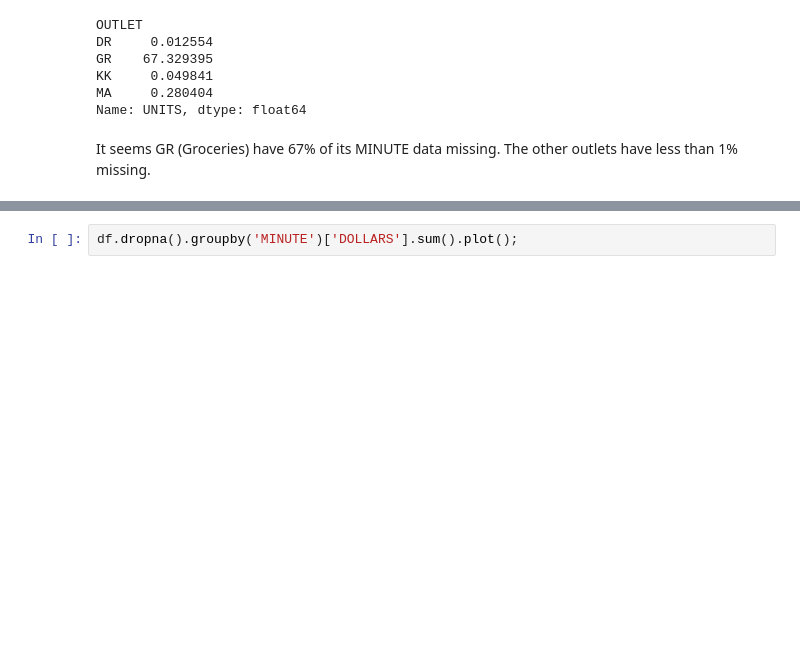
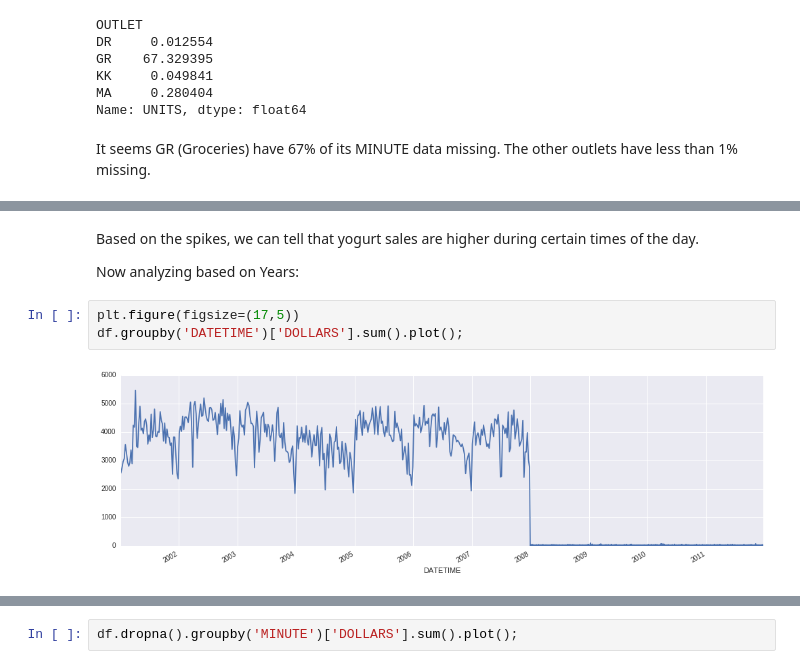
Before and after one commit to mGalarnyk/Machine_Learning_Froyo, a Jupyter notebook: Sadat/IRI_Overview.ipynb, the cells around one changed output, grey strips where cells are left out. Cells and saved outputs as stored; diff of their text form; blank space fills up the shorter version.

```diff
--- a/Sadat/IRI_Overview.ipynb
+++ b/Sadat/IRI_Overview.ipynb
@@ -106,0 +129,9 @@ It seems GR (Groceries) have 67% of its MINUTE data missing. The other outlets h
+# %% [markdown]
+Based on the spikes, we can tell that yogurt sales are higher during certain times of the day.
+
+Now analyzing based on Years:
+# %%
+plt.figure(figsize=(17,5))
+df.groupby('DATETIME')['DOLLARS'].sum().plot();
+# %% [output]
+[figure, added]
```
Also changed, not shown: parts of 21 cells of this notebook.
